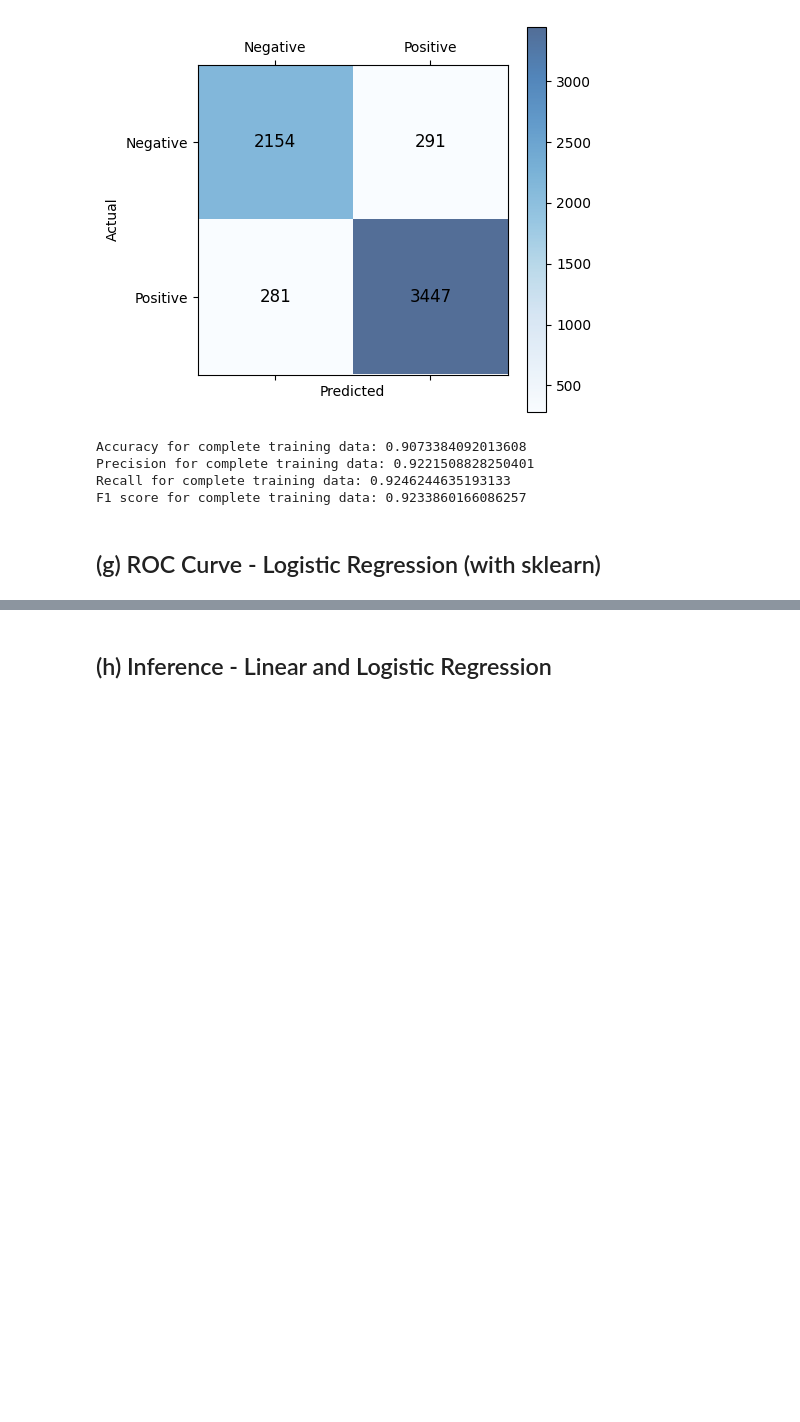
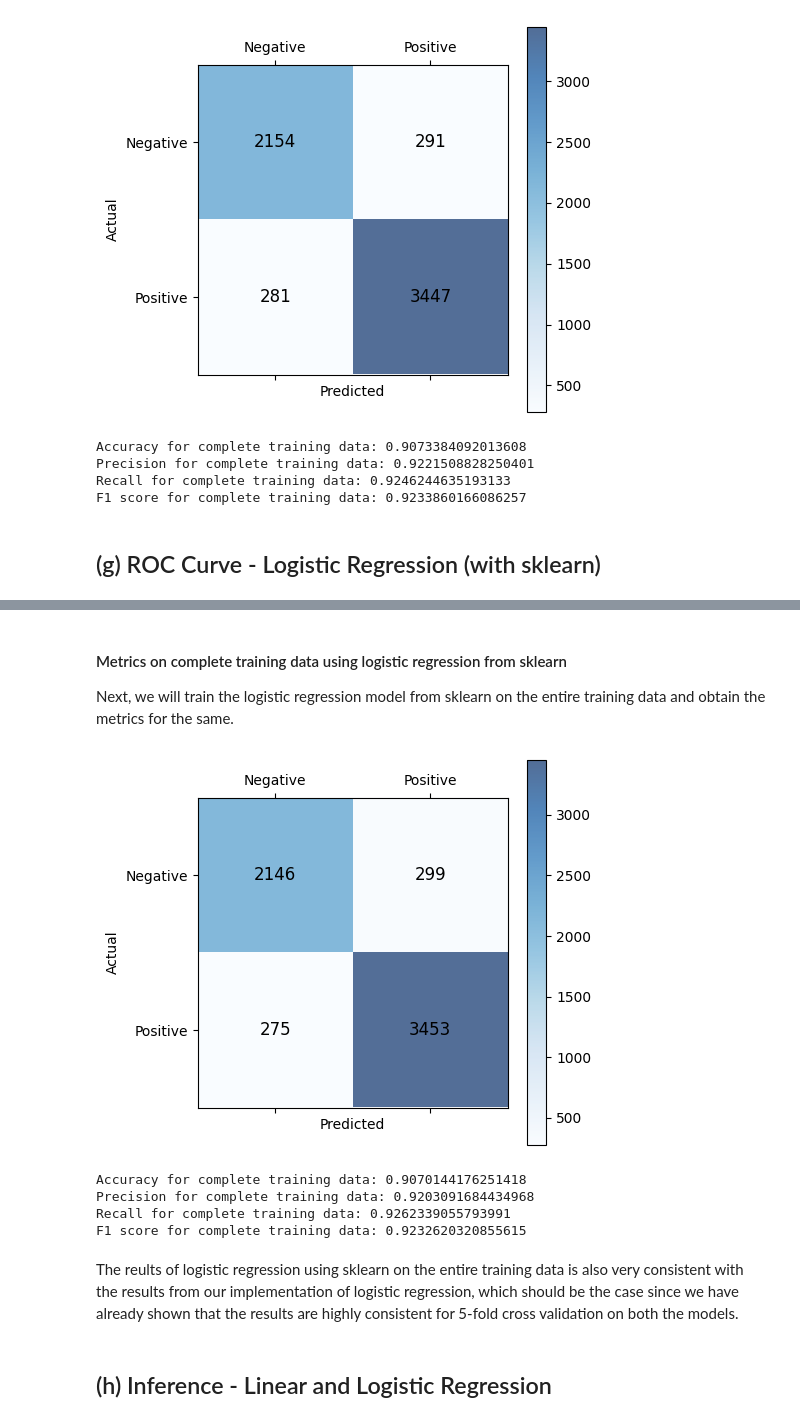
Before and after one commit to PS-41/Machine-Learning-Assignment1-Linear-Models, a Jupyter notebook: models/Prakhar_Suryavansh_HW1.ipynb, the cells around one changed output, grey strips where cells are left out. Drawn from its saved outputs; the diff is of its cells as text; code cells hidden in the pictures; blank space fills up the shorter version.

```diff
--- a/models/Prakhar_Suryavansh_HW1.ipynb
+++ b/models/Prakhar_Suryavansh_HW1.ipynb
@@ -751,2 +944,29 @@ Average AUC: 0.9715359351951204
+# %% [markdown]
+#### Metrics on complete training data using logistic regression from sklearn
+Next, we will train the logistic regression model from sklearn on the entire training data and obtain the metrics for the same.
+# %%
+model_sklearn_logistic_regression = SklearnLogisticRegression()
+model_sklearn_logistic_regression.fit(X_train, y_train_binary)
+y_pred = model_sklearn_logistic_regression.predict(X_train)
+
+accuracy = metrics.accuracy(y_true=y_train_binary, y_pred=y_pred)
+precision = metrics.precision(y_true=y_train_binary, y_pred=y_pred)
+recall = metrics.recall(y_true=y_train_binary, y_pred=y_pred)
+f1 = metrics.f1_score(y_true=y_train_binary, y_pred=y_pred)
+
+metrics.plot_confusion_matrix(y_true=y_train_binary, y_pred=y_pred)
+
+print(f"Accuracy for complete training data: {accuracy}")
+print(f"Precision for complete training data: {precision}")
+print(f"Recall for complete training data: {recall}")
+print(f"F1 score for complete training data: {f1}")
+# %% [output]
+[figure, added]
+Accuracy for complete training data: 0.9070144176251418
+Precision for complete training data: 0.9203091684434968
+Recall for complete training data: 0.9262339055793991
+F1 score for complete training data: 0.9232620320855615
+# %% [markdown]
+The reults of logistic regression using sklearn on the entire training data is also very consistent with the results from our implementation of logistic regression, which should be the case since we have already shown that the results are highly consistent for 5-fold cross validation on both the models.
 # %% [markdown]
 ## (h) Inference - Linear and Logistic Regression
```
Also changed, not shown: parts of 27 cells of this notebook, 1 other file.
